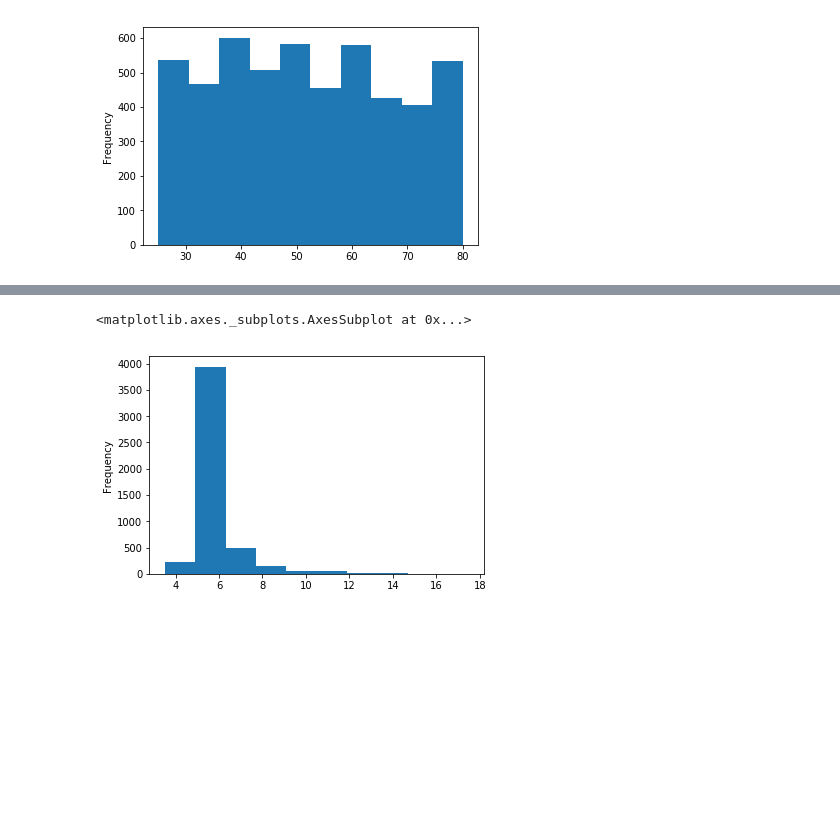
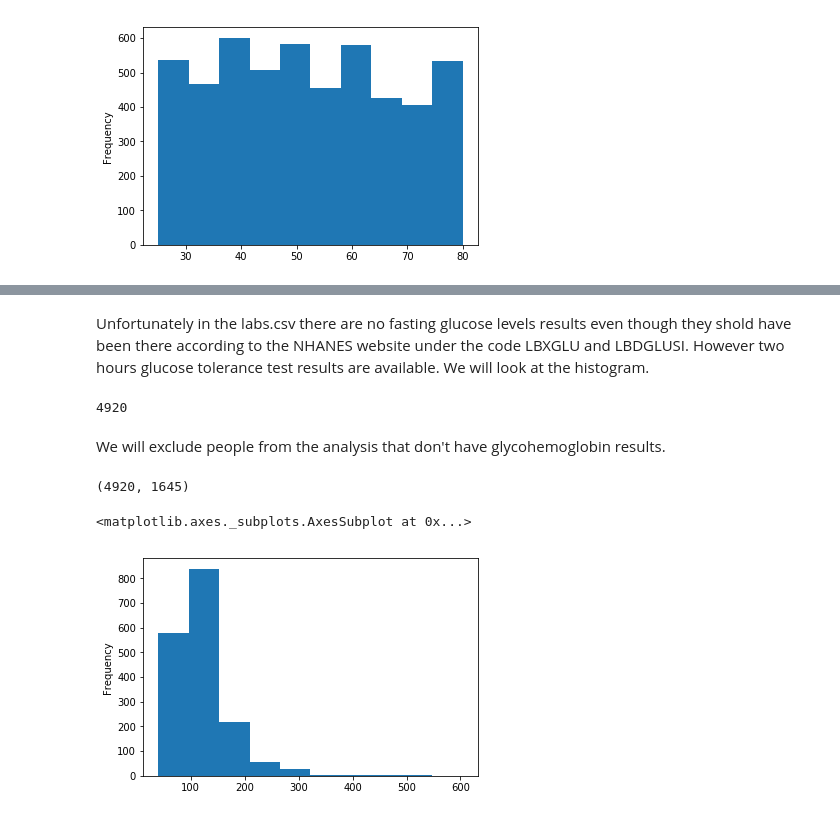
Before and after one commit to ElviraMingazova/PRML_Project, a Jupyter notebook: Diabetes_pred.ipynb, the cells around one changed output, grey strips where cells are left out. Saved outputs shown, nothing was run; the diff lists cells and outputs as text; code cells hidden in the pictures; blank space fills up the shorter version.

```diff
--- a/Diabetes_pred.ipynb
+++ b/Diabetes_pred.ipynb
@@ -97,5 +115,18 @@ df["LBXGH"].plot.hist()
+# %% [markdown]
+Unfortunately in the labs.csv there are no fasting glucose levels results even though they shold have been there according to the NHANES website under the code LBXGLU and LBDGLUSI. However two hours glucose tolerance test results are available. We will look at the histogram.
+# %%
+np.sum(df["LBXGH"].notna())
+# %% [output]
+4920
+# %% [markdown]
+We will exclude people from the analysis that don't have glycohemoglobin results.
+# %%
+df.drop(df.index[df['LBXGH'].isna()], inplace = True)
+df.shape
+# %% [output]
+(4920, 1645)
 # %%
-df["LBXGH"].plot.hist()
+df["LBXGLT"].plot.hist()
 # %% [output]
 <matplotlib.axes._subplots.AxesSubplot at 0x...>
-[figure, old version]
+[figure, new version]
```
Also changed, not shown: parts of 33 cells of this notebook.
